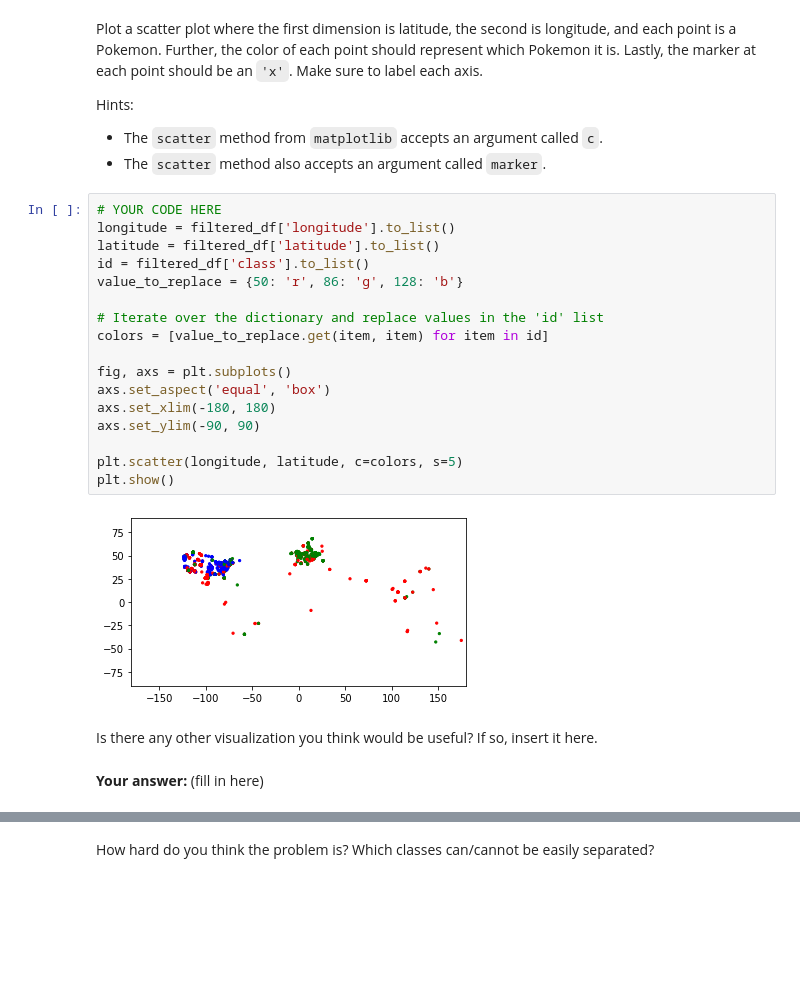
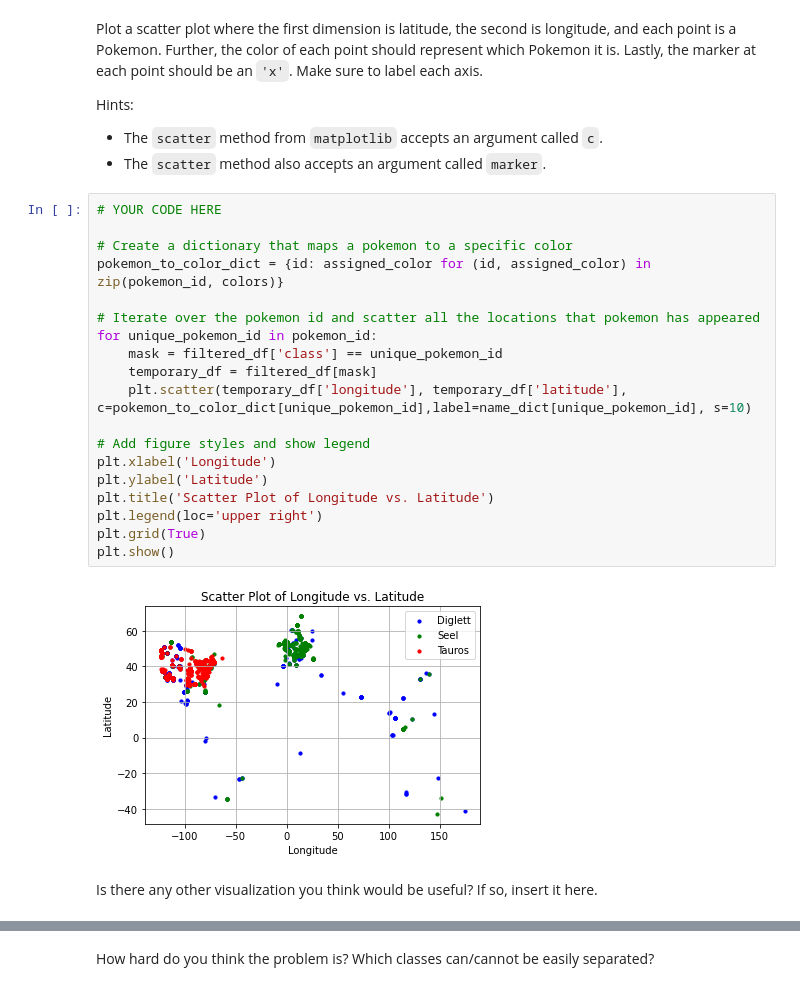
Before and after one commit to NicholasGranlund/SSY340-Deep-Machine-Learning, a Jupyter notebook: IHA2/IHA2.ipynb, the cells around one changed output, grey strips where cells are left out. Drawn from its saved outputs; the diff is of its cells as text; blank space fills up the shorter version.

```diff
--- a/IHA2/IHA2.ipynb
+++ b/IHA2/IHA2.ipynb
@@ -239,26 +241,26 @@ Hints:
 
 - The `scatter` method from `matplotlib` accepts an argument called `c`.
 - The `scatter` method also accepts an argument called `marker`.
-# %%
-# YOUR CODE HERE
-longitude = filtered_df['longitude'].to_list()
-latitude = filtered_df['latitude'].to_list()
-id = filtered_df['class'].to_list()
-value_to_replace = {50: 'r', 86: 'g', 128: 'b'}
-
-# Iterate over the dictionary and replace values in the 'id' list
-colors = [value_to_replace.get(item, item) for item in id]
-
-fig, axs = plt.subplots()
-axs.set_aspect('equal', 'box')
-axs.set_xlim(-180, 180)
-axs.set_ylim(-90, 90)
-
-plt.scatter(longitude, latitude, c=colors, s=5)
-plt.show()
-# %% [output]
-[figure, removed]
+# %%
+# YOUR CODE HERE
+
+# Create a dictionary that maps a pokemon to a specific color
+pokemon_to_color_dict = {id: assigned_color for (id, assigned_color) in zip(pokemon_id, colors)}
+
+# Iterate over the pokemon id and scatter all the locations that pokemon has appeared
+for unique_pokemon_id in pokemon_id:
+    mask = filtered_df['class'] == unique_pokemon_id
+    temporary_df = filtered_df[mask]
+    plt.scatter(temporary_df['longitude'], temporary_df['latitude'], c=pokemon_to_color_dict[unique_pokemon_id],label=name_dict[unique_pokemon_id], s=10)
+
+# Add figure styles and show legend
+plt.xlabel('Longitude')
+plt.ylabel('Latitude')
+plt.title('Scatter Plot of Longitude vs. Latitude')
+plt.legend(loc='upper right')
+plt.grid(True)
+plt.show()
+# %% [output]
+[figure, added]
 # %% [markdown]
 Is there any other visualization you think would be useful? If so, insert it here.
-# %% [markdown]
-**Your answer:** (fill in here)
```
Also changed, not shown: parts of 10 cells of this notebook.
